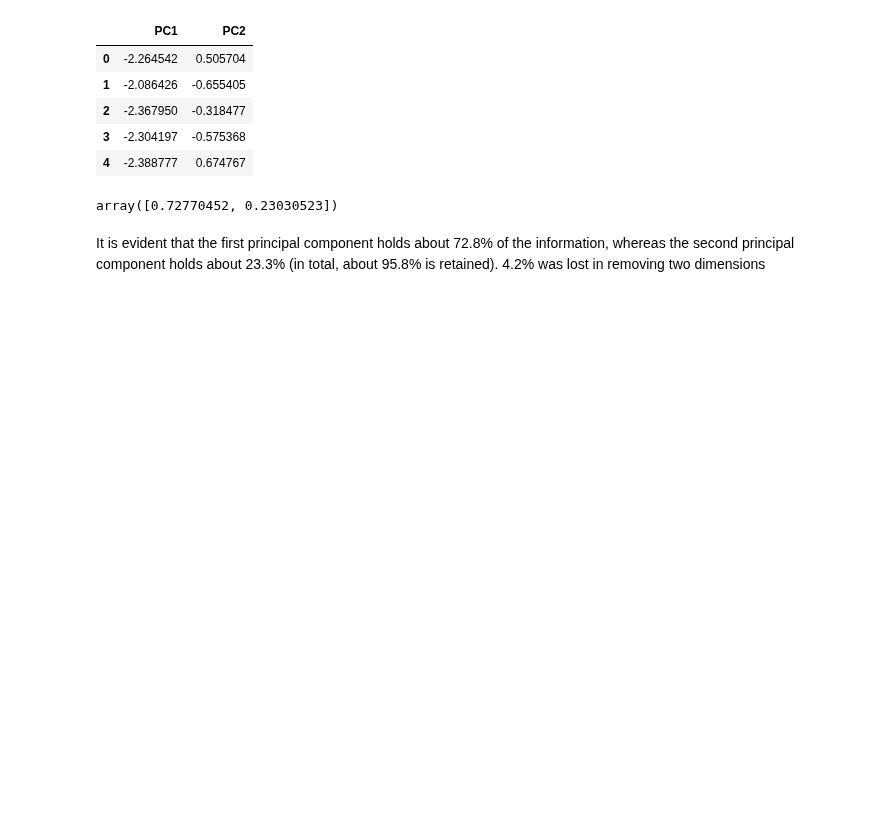
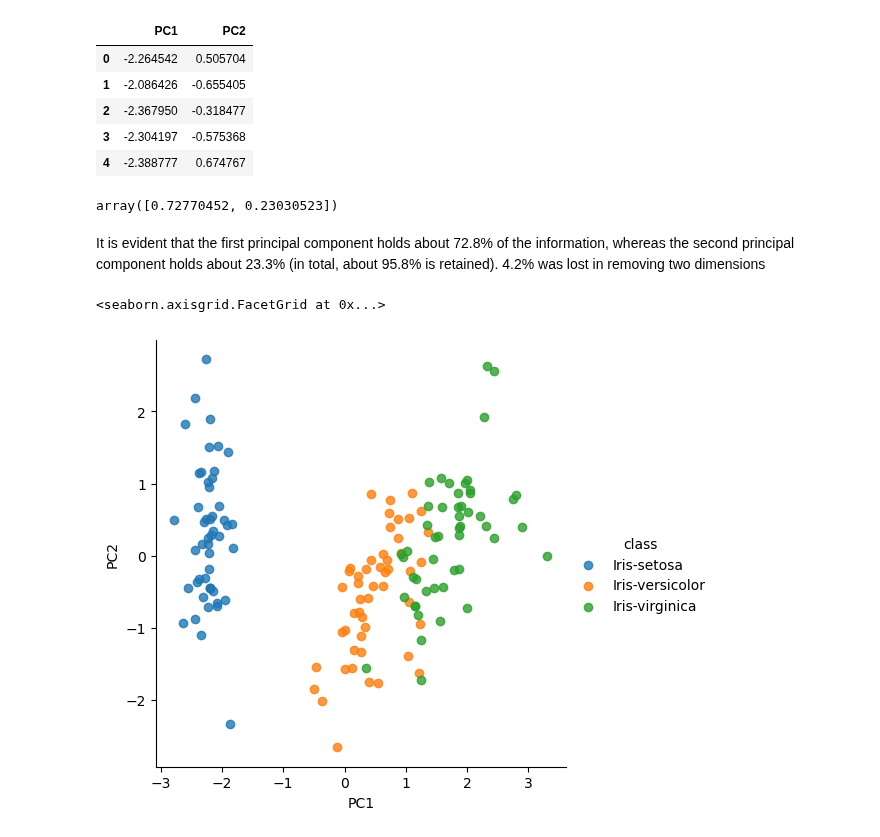
Before and after one commit to CKawara/Recommendation-Systems-with-Python, a Jupyter notebook: Data-Mining-Techniques/Data-Mining.ipynb, the cells around one changed output. Cells and saved outputs as stored; diff of their text form; code cells hidden in the pictures; blank space fills up the shorter version.

Commit message:
visualize datapoints

```diff
--- a/Data-Mining-Techniques/Data-Mining.ipynb
+++ b/Data-Mining-Techniques/Data-Mining.ipynb
@@ -300,3 +300,13 @@ pca.explained_variance_ratio_
 array([0.72770452, 0.23030523])
 # %% [markdown]
 It is evident that the first principal component holds about 72.8% of the information, whereas the second principal component holds about 23.3% (in total, about 95.8% is retained). 4.2% was lost in removing two dimensions
+# %%
+# on to visualizing our datapoints by class in the 2D plane
+# Concatenate the class variable
+pca_iris = pd.concat([pca_iris, y], axis = 1)
+
+#Display the scatterplot
+sns.lmplot(x='PC1', y='PC2', data=pca_iris, hue='class', fit_reg=False)
+# %% [output]
+<seaborn.axisgrid.FacetGrid at 0x...>
+[figure, added]
```
Also changed, not shown: parts of 2 cells of this notebook.
